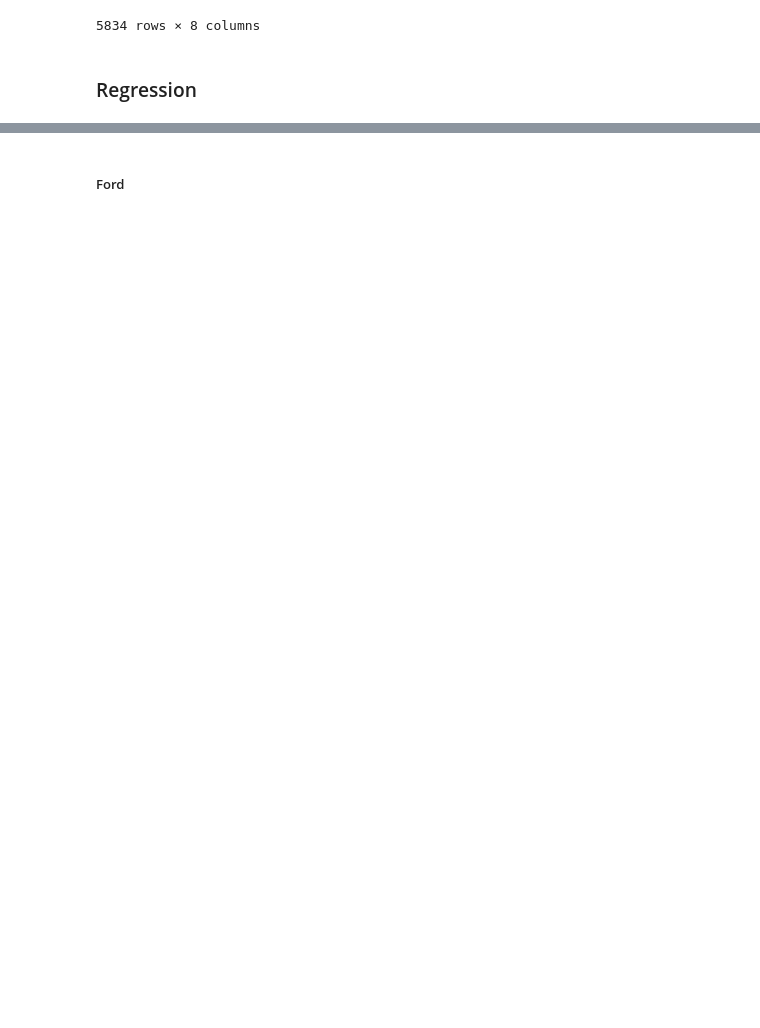
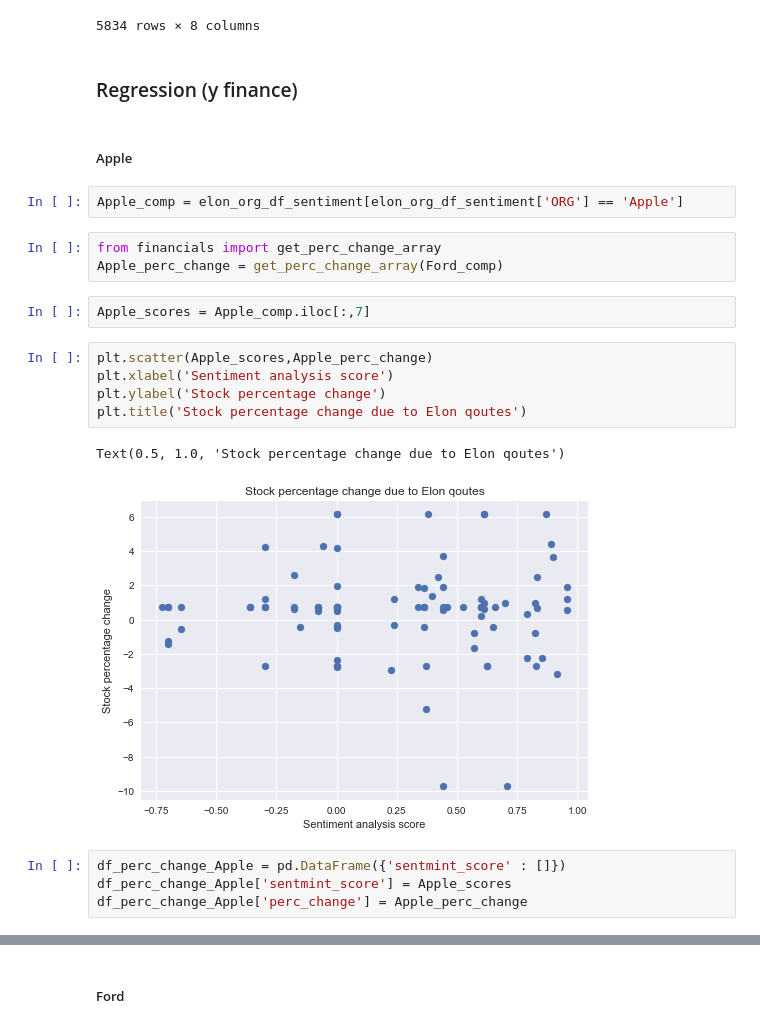
Before and after one commit to LobsterChampage/ada-2021-project-madagascar, a Jupyter notebook: Main.ipynb, the cells around one changed output, grey strips where cells are left out. Cells and saved outputs as stored; diff of their text form; blank space fills up the shorter version.

```diff
--- a/Main.ipynb
+++ b/Main.ipynb
@@ -182,4 +184,25 @@ elon_org_df_sentiment
 | 5833 | Tesla | 2020-02-17 00:00:00 | 7 | This ruling shows Tesla is not ab... | 2020-02-17-071779 | [['Elon Musk', '0.8401'], ['None'... | 2020 | 0.0000 |
 5834 rows × 8 columns
 # %% [markdown]
-### Regression
+### Regression (y finance)
+# %% [markdown]
+##### Apple
+# %%
+Apple_comp = elon_org_df_sentiment[elon_org_df_sentiment['ORG'] == 'Apple']
+# %%
+from financials import get_perc_change_array
+Apple_perc_change = get_perc_change_array(Ford_comp)
+# %%
+Apple_scores = Apple_comp.iloc[:,7]
+# %%
+plt.scatter(Apple_scores,Apple_perc_change)
+plt.xlabel('Sentiment analysis score')
+plt.ylabel('Stock percentage change')
+plt.title('Stock percentage change due to Elon qoutes')
+# %% [output]
+Text(0.5, 1.0, 'Stock percentage change due to Elon qoutes')
+[figure, added]
+# %%
+df_perc_change_Apple = pd.DataFrame({'sentmint_score' : []})
+df_perc_change_Apple['sentmint_score'] = Apple_scores
+df_perc_change_Apple['perc_change'] = Apple_perc_change
```
Also changed, not shown: parts of 21 cells of this notebook.
